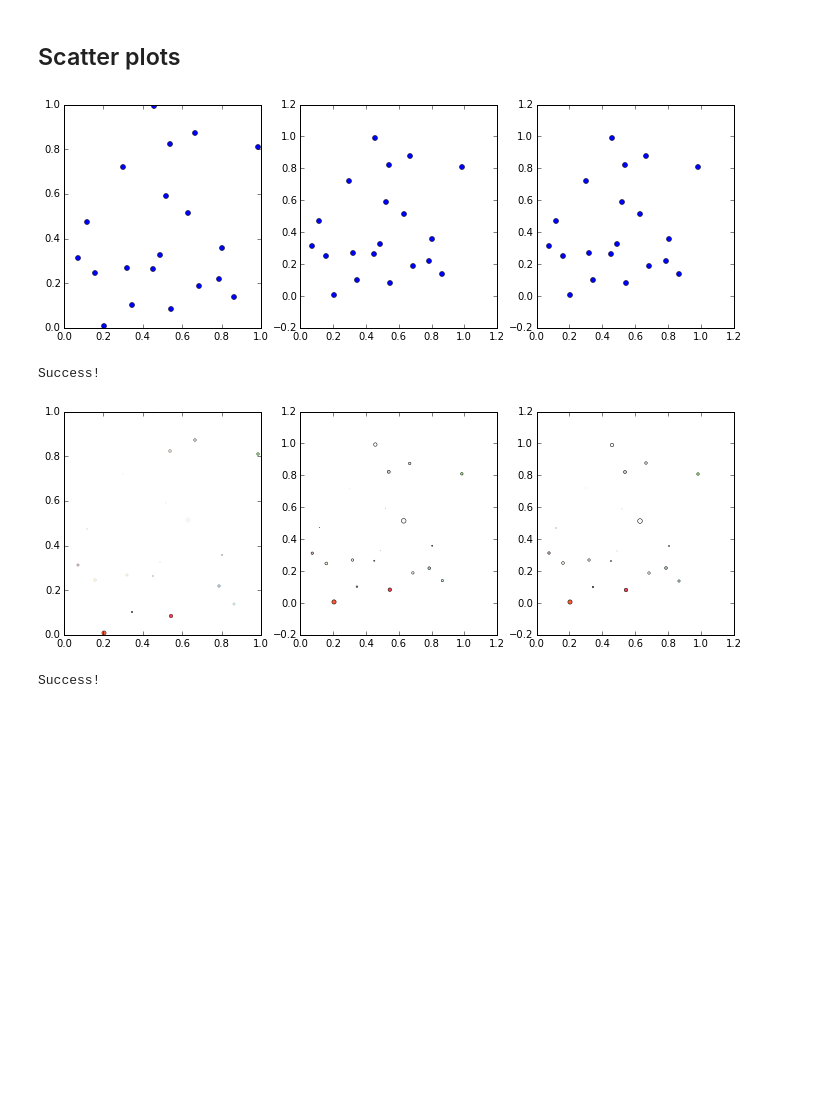
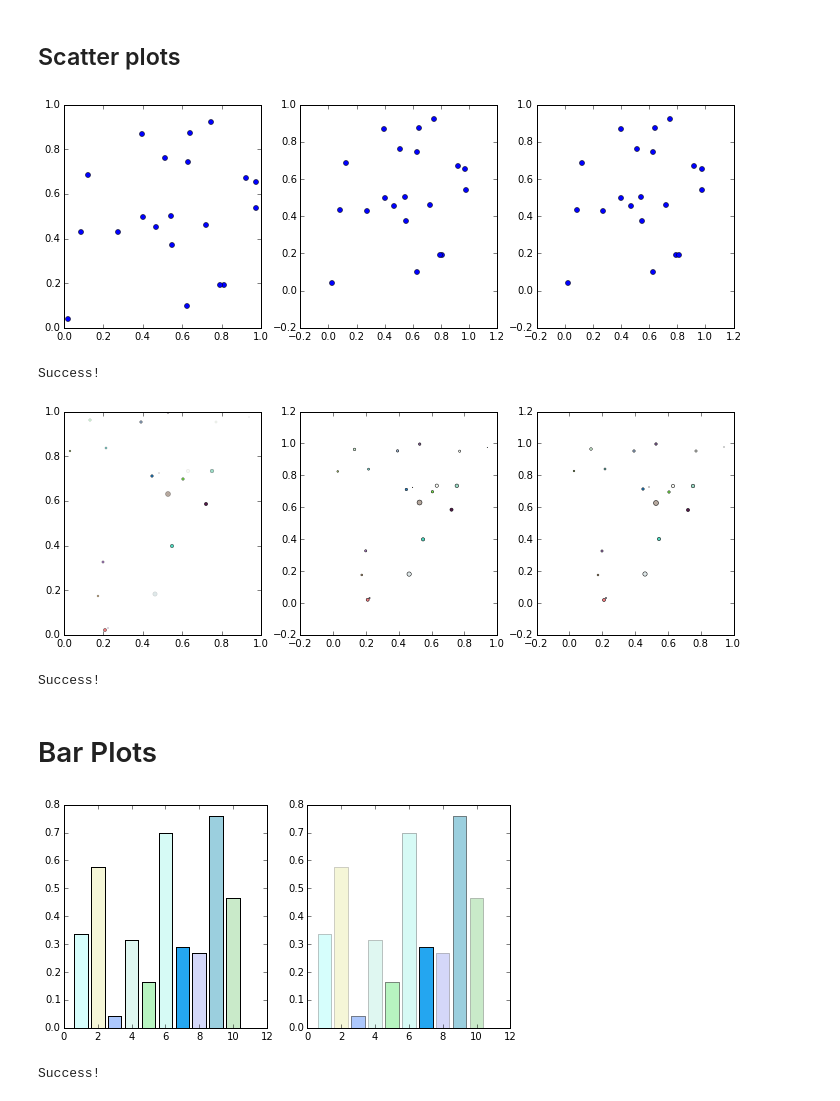
Before and after one commit to jhamrick/plotchecker, a Jupyter notebook: Examples.ipynb, the cells around one changed output. Saved outputs shown, nothing was run; the diff lists cells and outputs as text; code cells hidden in the pictures; blank space fills up the shorter version.

Commit message:
Add BarPlotChecker

```diff
--- a/Examples.ipynb
+++ b/Examples.ipynb
@@ -57,5 +55,9 @@ y = np.random.rand(20)
 # %%
 fig, axes = plt.subplots(1, 3)
+
+# make some random data
+x = np.random.rand(20)
+y = np.random.rand(20)
 
 # create a scatter plot with plot
 axes[0].plot(x, y, 'o', color='b', ms=5)
@@ -69,7 +71,7 @@ axes[2].scatter(x[10:], y[10:], s=25, linewidth=0.5)
 
 fig.set_size_inches(12, 4)
 # %% [output]
-[figure, old version]
+[figure, new version]
 # %%
 # run the same assertions on all the plots!
 for ax in axes:
@@ -92,6 +94,10 @@ print('Success!')
 Success!
 # %%
 fig, axes = plt.subplots(1, 3)
+
+# make some random data
+x = np.random.rand(20)
+y = np.random.rand(20)
 
 # choose some random colors and sizes
 colors = np.random.rand(20, 4)
@@ -110,7 +116,7 @@ for i in range(20):
 
 fig.set_size_inches(12, 4)
 # %% [output]
-[figure, old version]
+[figure, new version]
 # %%
 # run the same assertions on all the plots!
 for ax in axes:
@@ -131,3 +137,43 @@ for ax in axes:
 print('Success!')
 # %% [output]
 Success!
+# %% [markdown]
+# Bar Plots
+# %%
+fig, axes = plt.subplots(1, 2)
+
+x = np.arange(1, 11)
+y = np.random.rand(10)
+
+colors = np.random.rand(10, 4)
+alphas = colors[:, 3]
+
+# plot some bars
+for i in range(len(x)):
+    axes[0].bar(x[i], y[i], align='center', color=colors[i])
+
+# plot them in a different order
+idx = np.arange(len(x))
+np.random.shuffle(idx)
+for i in idx:
+    axes[1].bar(x[i] - 0.4, y[i], color=colors[i, :3], alpha=alphas[i])
+
+fig.set_size_inches(8, 4)
+# %% [output]
+[figure, added]
+# %%
+# run the same assertions on all the plots!
+for ax in axes:
+    pc = BarPlotChecker(ax)
+    pc.assert_centers_equal(x)
+    pc.assert_heights_equal(y)
+    pc.assert_widths_equal(0.8)
+    pc.assert_bottoms_equal(0)
+    pc.assert_colors_equal(colors)
+    pc.assert_edgecolors_equal('k')
+    pc.assert_alphas_equal(alphas)
+    pc.assert_linewidths_equal(1)
+
+print('Success!')
+# %% [output]
+Success!
```
Also changed, not shown: parts of 5 cells of this notebook, 2 other files.
